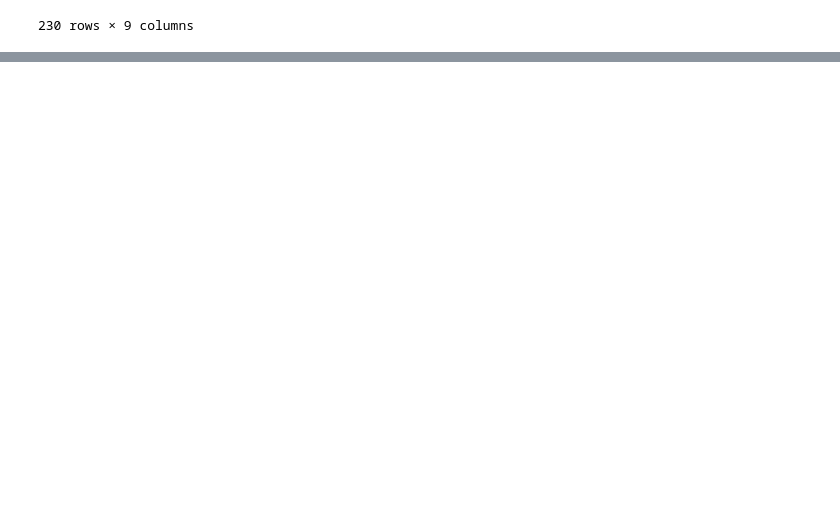
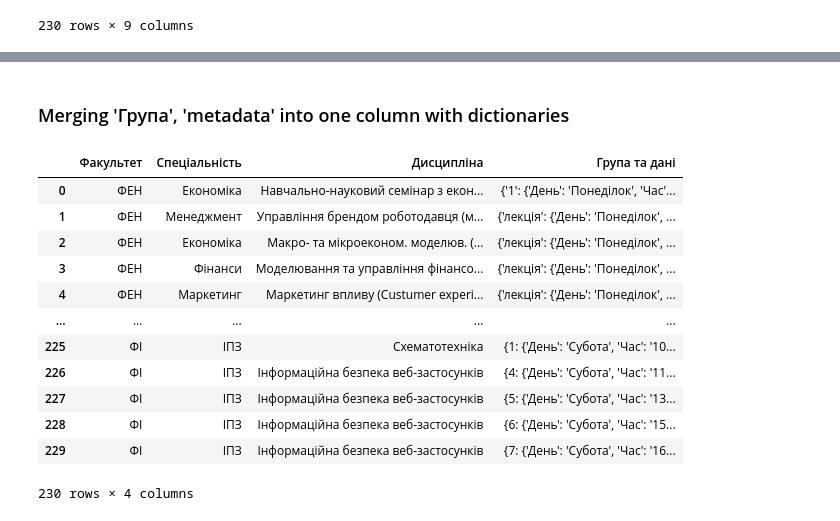
Before and after one commit to 1wannabebetter1/scheduleUnification, a Jupyter notebook: Unificator.ipynb, the cells around one changed output, grey strips where cells are left out. Saved outputs shown, nothing was run; the diff lists cells and outputs as text; code cells hidden in the pictures; blank space fills up the shorter version.

```diff
--- a/Unificator.ipynb
+++ b/Unificator.ipynb
@@ -581,0 +605,28 @@ merged
+# %% [markdown]
+### Merging 'Група', 'metadata' into one column with dictionaries
+# %%
+def convert(lst):
+   res_dict = {}
+   for i in range(0, len(lst), 2):
+       res_dict[lst[i]] = lst[i + 1]
+   return res_dict
+
+columns = ['Група', 'metadata']
+merged['Група та дані'] = merged[columns].values.tolist()
+merged['Група та дані'] = merged['Група та дані'].apply(lambda x: convert(x))
+merged=merged.drop(columns=columns)
+merged
+# %% [output]
+|  | Факультет | Спеціальність | Дисципліна | Група та дані |
+| 0 | ФЕН | Економіка | Навчально-науковий семінар з екон... | {'1': {'День': 'Понеділок', 'Час'... |
+| 1 | ФЕН | Менеджмент | Управління брендом роботодавця (м... | {'лекція': {'День': 'Понеділок', ... |
+| 2 | ФЕН | Економіка | Макро- та мікроеконом. моделюв. (... | {'лекція': {'День': 'Понеділок', ... |
+| 3 | ФЕН | Фінанси | Моделювання та управління фінансо... | {'лекція': {'День': 'Понеділок', ... |
+| 4 | ФЕН | Маркетинг | Маркетинг впливу (Custumer experi... | {'лекція': {'День': 'Понеділок', ... |
+| ... | ... | ... | ... | ... |
+| 225 | ФІ | ІПЗ | Схематотехніка | {1: {'День': 'Субота', 'Час': '10... |
+| 226 | ФІ | ІПЗ | Інформаційна безпека веб-застосунків | {4: {'День': 'Субота', 'Час': '11... |
+| 227 | ФІ | ІПЗ | Інформаційна безпека веб-застосунків | {5: {'День': 'Субота', 'Час': '13... |
+| 228 | ФІ | ІПЗ | Інформаційна безпека веб-застосунків | {6: {'День': 'Субота', 'Час': '15... |
+| 229 | ФІ | ІПЗ | Інформаційна безпека веб-застосунків | {7: {'День': 'Субота', 'Час': '16... |
+230 rows × 4 columns
```
Also changed, not shown: parts of 14 cells of this notebook, 1 other file.
